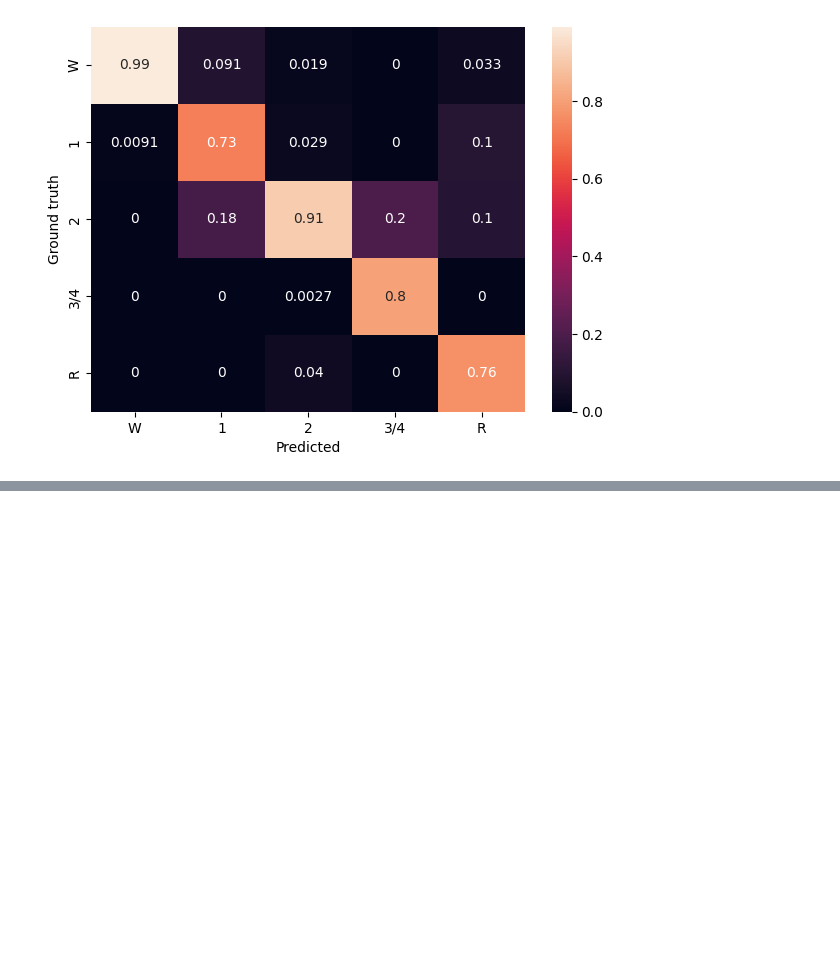
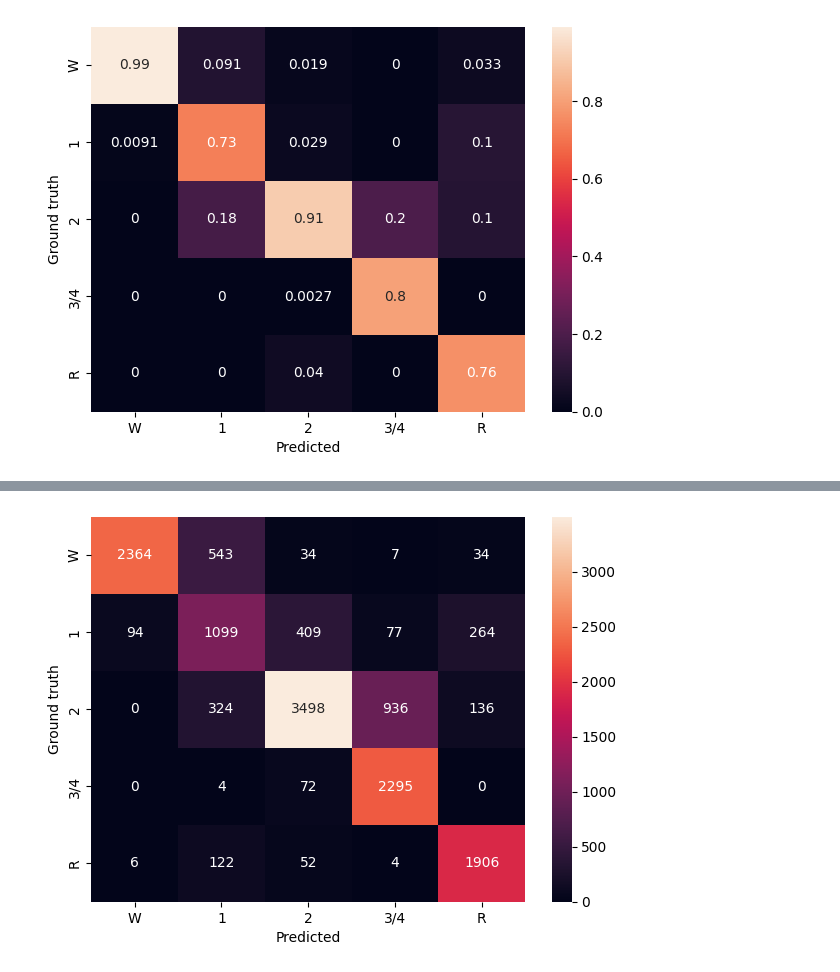
Before and after one commit to filippodaniotti/5AUA0-Project4, a Jupyter notebook: results.ipynb, the cells around one changed output, grey strips where cells are left out. Cells and saved outputs as stored; diff of their text form; code cells hidden in the pictures; blank space fills up the shorter version.

```diff
--- a/results.ipynb
+++ b/results.ipynb
@@ -107,0 +148,15 @@ plt.show()
+# %%
+
+criterion = nn.CrossEntropyLoss(weight=torch.Tensor([1., 1.5, 1., 1., 1.]))
+model = SleepStagingModel.load_from_checkpoint(
+    checkpoint_path,
+    map_location=torch.device("cpu"),
+    model=TinySleepNet(cfg),
+    cost_function=criterion,
+    config=cfg,
+    evaluate=True
+)
+model.freeze()
+trainer = pl.Trainer()
+
+trainer.test(model, test_loader)
@@ -107,0 +175,2 @@ plt.show()
+# %%
+results = model.compute_metrics()
@@ -107,0 +190,11 @@ plt.show()
+# %%
+from data.prepare_sleepedf import label2ann
+labels = [label[12:] for label in label2ann.values()]
+fig, ax1 = plt.subplots(1, 1, figsize=(7, 5))
+sns.heatmap(results["matrix"], annot=True, fmt="d",  ax=ax1, xticklabels=labels, yticklabels=labels)
+# ax1.set_title("Confusion Matrix")
+ax1.set_xlabel("Predicted")
+ax1.set_ylabel("Ground truth")
+plt.show()
+# %% [output]
+[figure, added]
```
Also changed, not shown: parts of 7 cells of this notebook, 9 other files.
